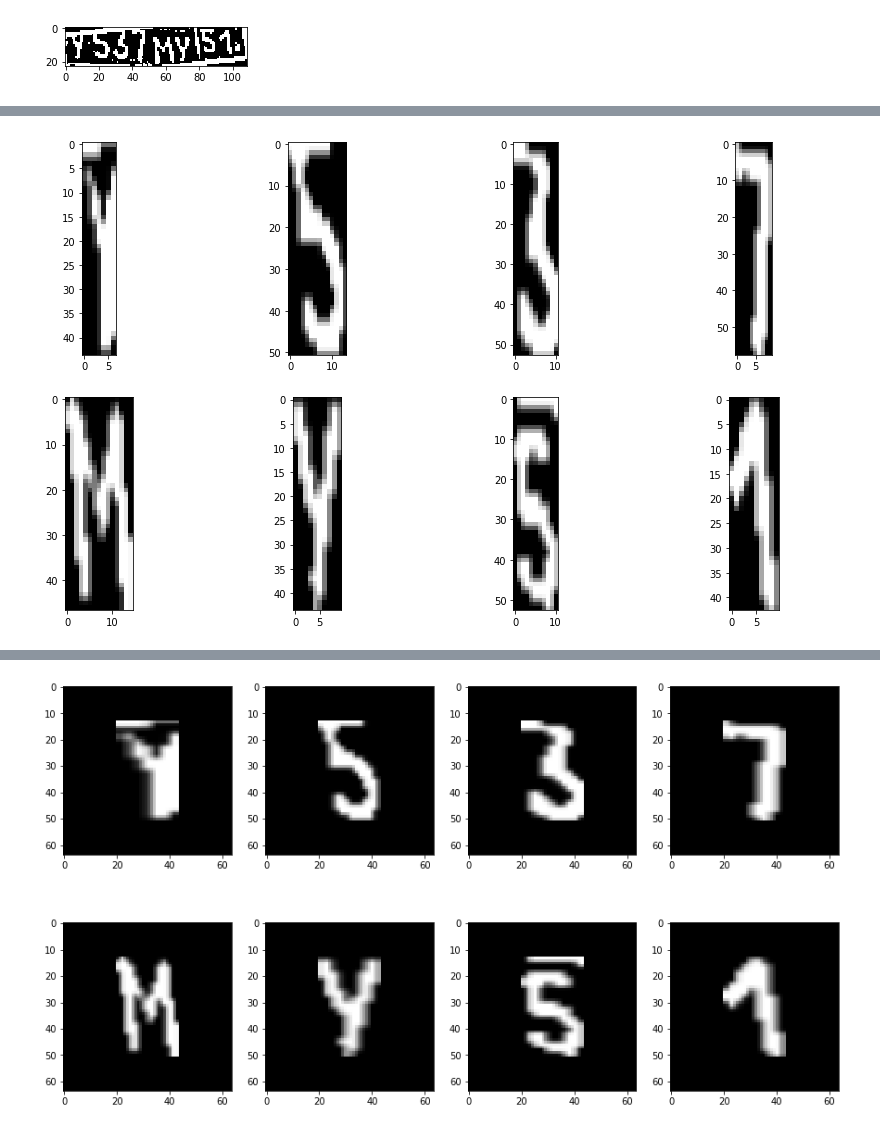
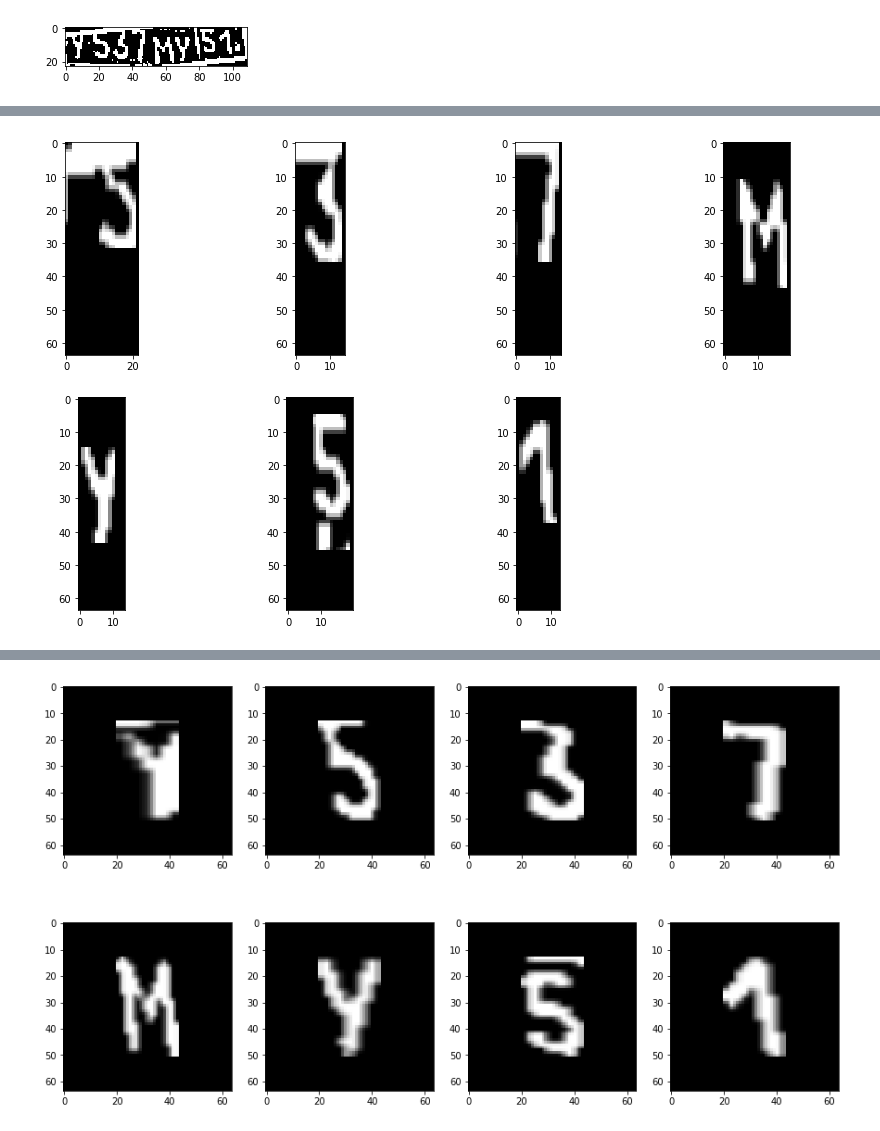
Before and after one commit to BEugen/Rslp, a Jupyter notebook: FullOcrLp/detect.ipynb, the cells around one changed output, grey strips where cells are left out. Saved outputs shown, nothing was run; the diff lists cells and outputs as text; code cells hidden in the pictures.

```diff
--- a/FullOcrLp/detect.ipynb
+++ b/FullOcrLp/detect.ipynb
@@ -471,10 +475 @@ def img_crop_next(img, level_blank=5, axis=0, lt=True):
         return imc
-# %%
-kernel = np.ones((3, 1), np.uint8)
-for i in range(0, len(images)):
-    images[i] = img_crop_next(images[i], level_blank=230, axis=1, lt=False)
-    images[i] = img_crop_next(images[i], level_blank=10, axis=1)
-    images[i] = img_crop_next(images[i], level_blank=20, axis=0)
-    #images[i] = cv2.erode(images[i], kernel, iterations=2)
-    #images[i] = img_crop_next(images[i], axis=1)
-plot_images(images, True)
@@ -495,4 +475,0 @@ plot_images(images, True)
-# %%
-plot_images(images, True)
-# %% [output]
-[figure, removed]
@@ -498,0 +531,34 @@ plot_images(images, True)
+# %%
+
+
+kernel = np.ones((5,1),np.uint8)
+for i in range(0, len(images)):
+     #img_crop_next_2(images[i], axis=1)
+    img = cv2.erode(images[i].copy(), kernel, iterations = 1)
+    #img = cv2.Canny(np.uint8(images[i]), 10, 150)
+    (_, contours, _) = cv2.findContours(np.uint8(img), cv2.RETR_EXTERNAL, cv2.CHAIN_APPROX_TC89_KCOS)
+    if len(contours) == 0:
+        continue
+    cnt = contours[0]
+    max_area = cv2.contourArea(cnt)
+    for cont in contours:
+        if cv2.contourArea(cont) > max_area:
+            cnt = cont
+            max_area = cv2.contourArea(cont)
+    epsilon = 0.025 * cv2.arcLength(cnt, True)
+    approx = cv2.approxPolyDP(cnt, epsilon, True)
+    approx = np.reshape(approx, (approx.shape[0], 2))
+    min_x, min_y = np.min(approx, axis=0)
+    max_x, max_y = np.max(approx, axis=0)
+    out = np.zeros_like(img)
+    out[min_y:max_y, min_x:max_x]=255
+    out[out==255] = images[i][out==255]
+    number = cv2.cvtColor(np.float32(out), cv2.COLOR_GRAY2BGR)
+    #cv2.drawContours(number, cnts, -1, (0, 255, 0), 1)
+
+    images[i] = out
+    #images[i] = img_crop_next_2(images[i], axis=1)
+    #images[i] = img_crop_next_2(images[i], axis=0)
+plot_images(images, True)
+# %% [output]
+[figure, added]
```
Also changed, not shown: parts of 10 cells of this notebook, 2 other files.
